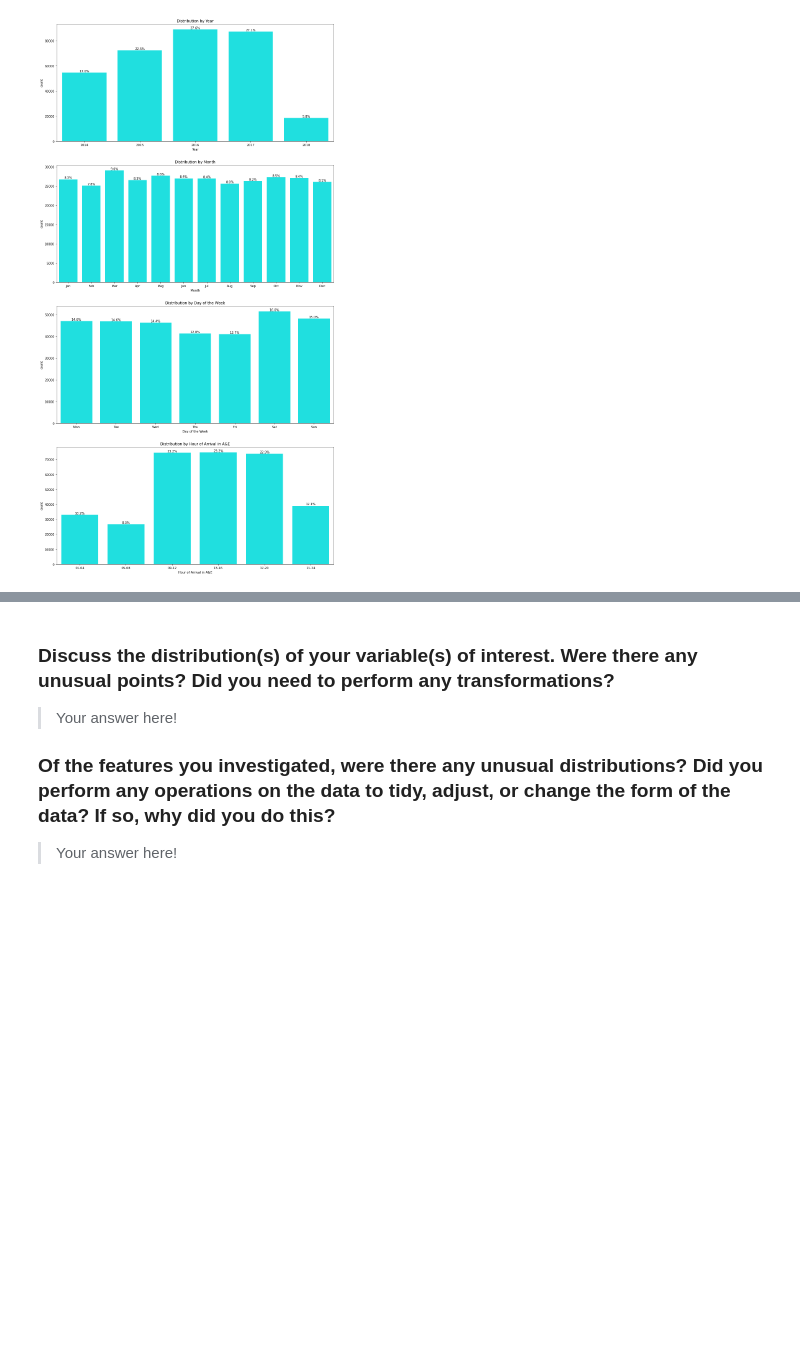
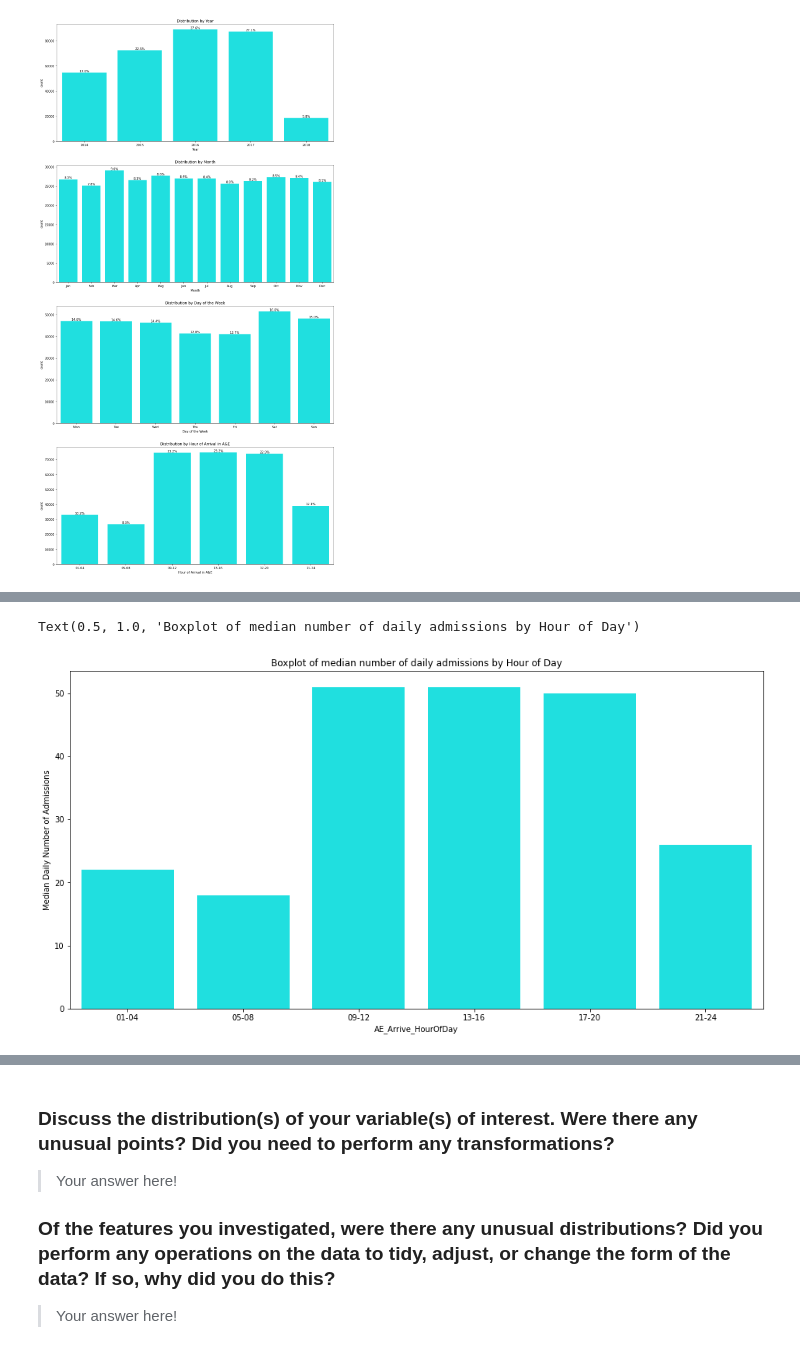
Before and after one commit to biogear13/A-E_admitted_Synthetic_Data, a Jupyter notebook: AandE_admission_EA.ipynb, the cells around one changed output, grey strips where cells are left out. Cells and saved outputs as stored; diff of their text form; code cells hidden in the pictures; blank space fills up the shorter version.

```diff
--- a/AandE_admission_EA.ipynb
+++ b/AandE_admission_EA.ipynb
@@ -690,0 +668,20 @@ The variable `IMD_Decile_From_LSOA` is a measure of how deprived the area where
+# %%
+# Dataframe for daily admissions by the hour of day
+daily_admission_byhour=aedata_df.groupby(['AE_Arrive_Date','AE_Arrive_HourOfDay']).apply(lambda x: pd.Series({
+    'num_of_admissions':x['AE_Arrive_Date'].count()
+})).reset_index()
+# %%
+# Compute for the median daily admission by weekday
+da_by_hour=daily_admission_byhour.groupby(['AE_Arrive_HourOfDay']).apply(lambda x: pd.Series({
+    'median':x['num_of_admissions'].median()
+})).reset_index()
+# %%
+# Create a box plot for the monthly daily admission
+plt.figure(figsize=(16,8))
+sns.barplot(data=da_by_hour,x='AE_Arrive_HourOfDay',y='median', color='cyan',
+order=['01-04','05-08','09-12','13-16','17-20','21-24'])
+plt.ylabel('Median Daily Number of Admissions')
+plt.title('Boxplot of median number of daily admissions by Hour of Day')
+# %% [output]
+Text(0.5, 1.0, 'Boxplot of median number of daily admissions by Hour of Day')
+[figure, added]
```
Also changed, not shown: parts of 40 cells of this notebook, 2 other files.
